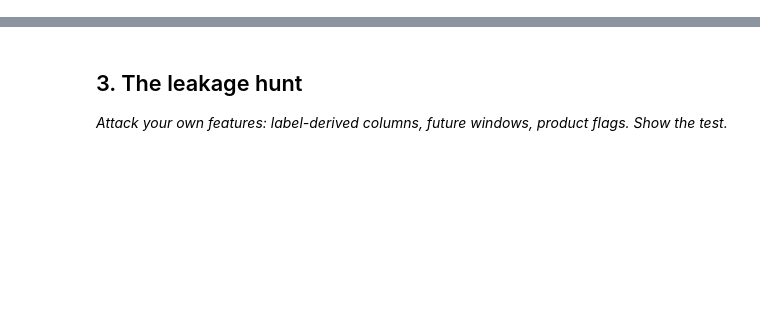
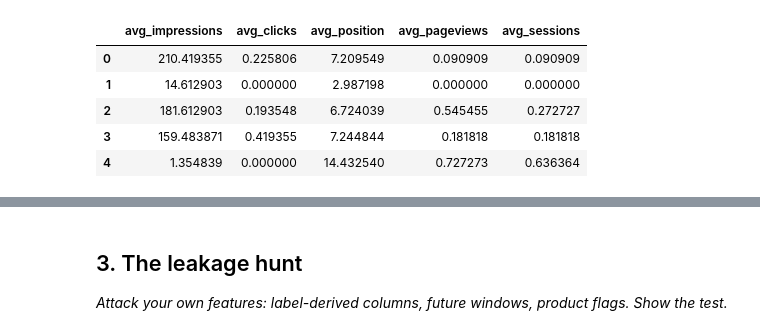
Before and after one commit to boddulavinaykumar6-stack/Flyrank-ML-Internship, a Jupyter notebook: work/notebooks/w03_feature_leakage_check.ipynb, the cells around one changed output, grey strips where cells are left out. Saved outputs shown, nothing was run; the diff lists cells and outputs as text; code cells hidden in the pictures; blank space fills up the shorter version.

```diff
--- a/work/notebooks/w03_feature_leakage_check.ipynb
+++ b/work/notebooks/w03_feature_leakage_check.ipynb
@@ -22,0 +31,80 @@ This skeleton is yours to fill. Work the sections **in order** — each one has
+# %%
+# W3 — Build the feature vector
+# This cell also loads the warehouse so the notebook runs independently.
+
+!pip -q install huggingface_hub duckdb pyarrow pandas scikit-learn
+
+from google.colab import userdata
+from huggingface_hub import login
+import duckdb
+import pandas as pd
+import numpy as np
+
+# Load Hugging Face token from Colab Secrets
+HF_TOKEN = userdata.get("HF_TOKEN")
+
+# Authenticate
+login(token=HF_TOKEN)
+
+# Create DuckDB connection
+con = duckdb.connect()
+
+# Give DuckDB access to the gated warehouse
+con.execute(f"""
+CREATE SECRET hf_secret (
+    TYPE HUGGINGFACE,
+    TOKEN '{HF_TOKEN}'
+)
+""")
+
+rel = "hf://datasets/FlyRank/internship-warehouse"
+
+print("Hugging Face authentication successful.")
+print("DuckDB connection ready.")
+
+
+# ---------------------------------------------------------
+# March 2026 = feature window
+# ---------------------------------------------------------
+
+march_df = con.sql(f"""
+SELECT
+    client_hash_id,
+    content_hash_id,
+    AVG(gsc_impressions) AS avg_impressions,
+    AVG(gsc_clicks) AS avg_clicks,
+    AVG(gsc_avg_position) AS avg_position,
+    AVG(ga4_pageviews) AS avg_pageviews,
+    AVG(ga4_sessions) AS avg_sessions
+FROM read_parquet(
+    '{rel}/fact_content_daily_performance/month=2026-03/*.parquet'
+)
+GROUP BY
+    client_hash_id,
+    content_hash_id
+""").df()
+
+
+# GA4 values can be unavailable for some content/client combinations.
+# Preserve the five-feature structure used in W5.
+march_df[["avg_pageviews", "avg_sessions"]] = (
+    march_df[["avg_pageviews", "avg_sessions"]].fillna(0)
+)
+
+feature_cols = [
+    "avg_impressions",
+    "avg_clicks",
+    "avg_position",
+    "avg_pageviews",
+    "avg_sessions"
+]
+
+X_features = march_df[feature_cols]
+
+print("\nFeature frame shape:", X_features.shape)
+print("\nFeature columns:")
+print(feature_cols)
+
+print("\nFeature frame:")
+display(X_features.head())
+# %% [output]
@@ -22,0 +120,6 @@ This skeleton is yours to fill. Work the sections **in order** — each one has
+|  | avg_impressions | avg_clicks | avg_position | avg_pageviews | avg_sessions |
+| 0 | 210.419355 | 0.225806 | 7.209549 | 0.090909 | 0.090909 |
+| 1 | 14.612903 | 0.000000 | 2.987198 | 0.000000 | 0.000000 |
+| 2 | 181.612903 | 0.193548 | 6.724039 | 0.545455 | 0.272727 |
+| 3 | 159.483871 | 0.419355 | 7.244844 | 0.181818 | 0.181818 |
+| 4 | 1.354839 | 0.000000 | 14.432540 | 0.727273 | 0.636364 |
```
Also changed, not shown: parts of 13 cells of this notebook.
